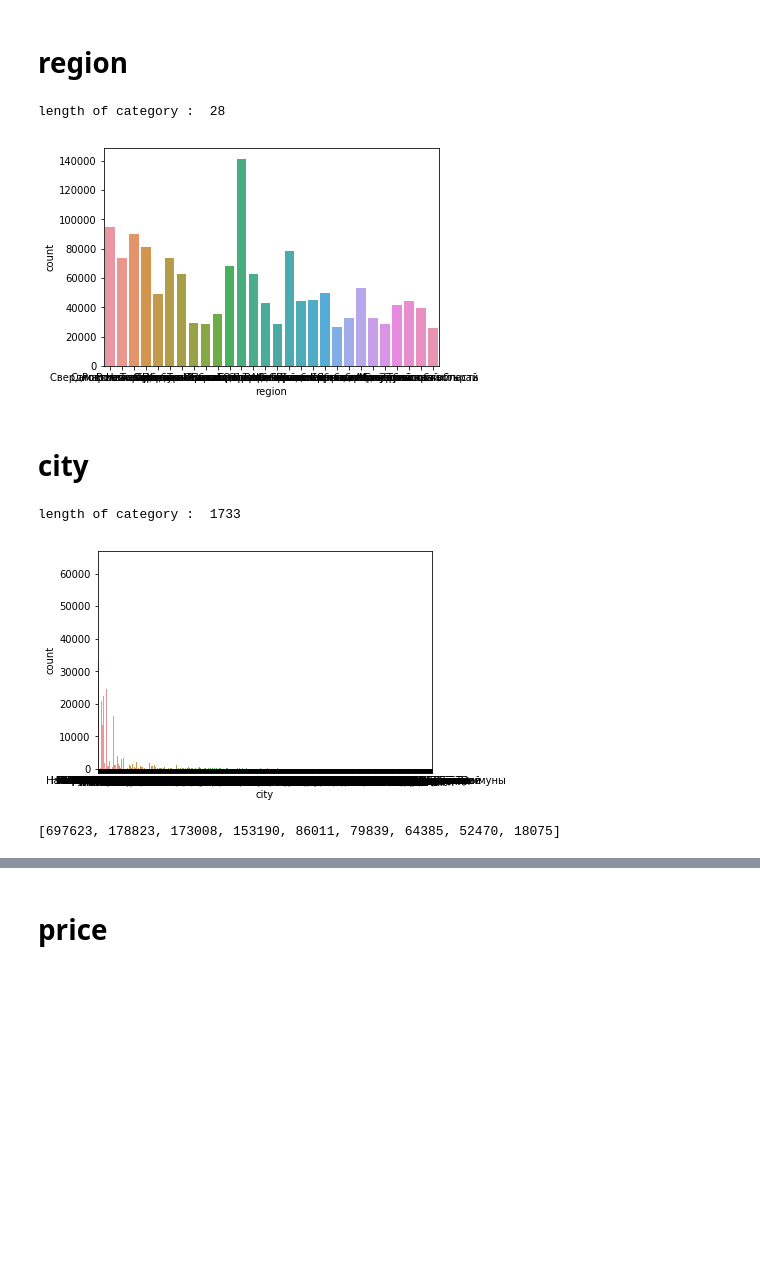
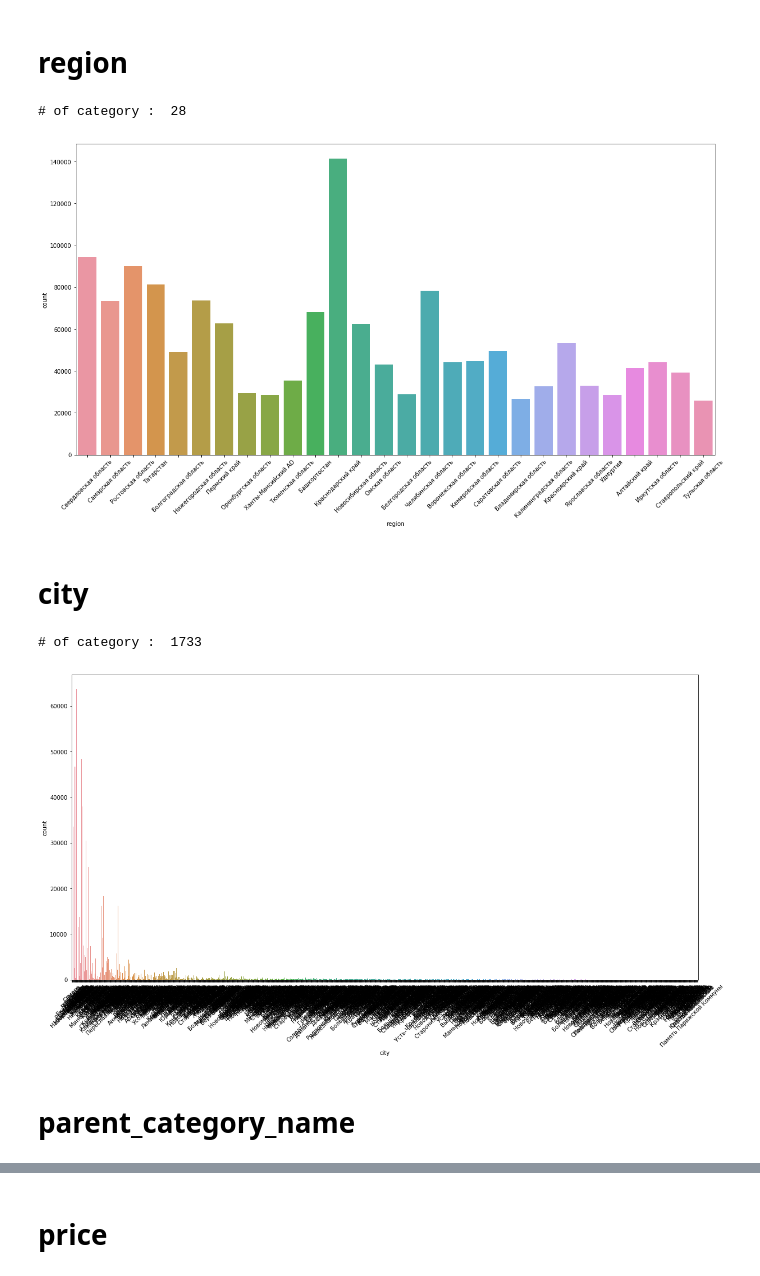
Before and after one commit to jungi21cc/avito_demand, a Jupyter notebook: Avito_Demand_V.1.0.ipynb, the cells around one changed output, grey strips where cells are left out. Cells and saved outputs as stored; diff of their text form; code cells hidden in the pictures; blank space fills up the shorter version.

```diff
--- a/Avito_Demand_V.1.0.ipynb
+++ b/Avito_Demand_V.1.0.ipynb
@@ -172,18 +172,22 @@ memory usage: 206.5+ MB
 # %% [markdown]
 # region
 # %%
-print('length of category : ', len(df_train.region.value_counts()))
-ax = sns.countplot(x=df_train.region, data=df_train)
+print('# of category : ', len(df_train.region.value_counts()))
+plt.figure(figsize=(20,10))
+plt.xticks(rotation=45)
+sns.countplot(x=df_train.region, data=df_train)
 plt.show()
 # %% [output]
-length of category :  28
+# of category :  28
-[figure, old version]
+[figure, new version]
 # %% [markdown]
 # city
 # %%
-print('length of category : ', len(df_train.city.value_counts()))
-ax = sns.countplot(x=df_train.city, data=df_train)
+print('# of category : ', len(df_train.city.value_counts()))
+plt.figure(figsize=(20,10))
+plt.xticks(rotation=45)
+sns.countplot(x=df_train.city, data=df_train)
 plt.show()
 # %% [output]
-length of category :  1733
+# of category :  1733
-[figure, old version]
+[figure, new version]
@@ -193,5 +194,3 @@ a.sort(reverse=True)
-# %%
-a
-# %% [output]
-[697623, 178823, 173008, 153190, 86011, 79839, 64385, 52470, 18075]
+# %% [markdown]
+# parent_category_name
 # %%
```
Also changed, not shown: parts of 29 cells of this notebook.
